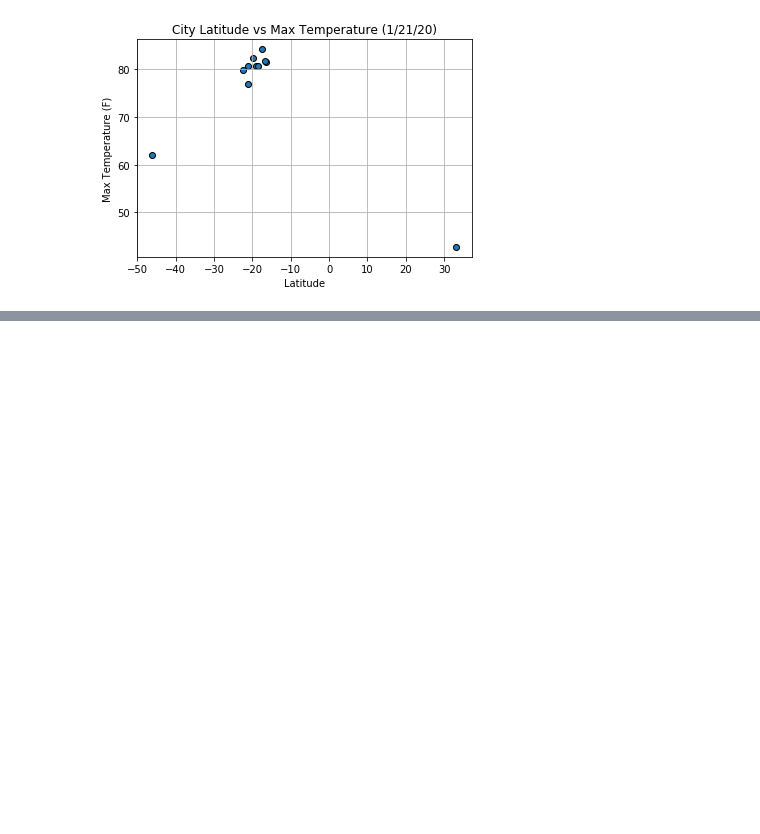
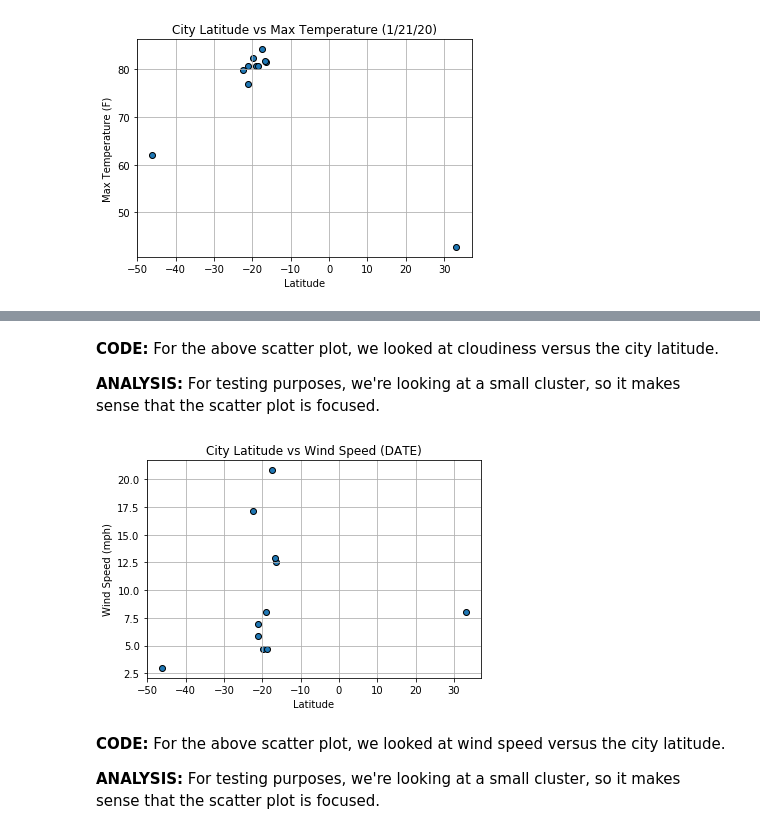
Before and after one commit to VallieTracy/Global-Weather-Analysis, a Jupyter notebook: WeatherPy/WeatherPy.ipynb, the cells around one changed output, grey strips where cells are left out. Saved outputs shown, nothing was run; the diff lists cells and outputs as text; code cells hidden in the pictures; blank space fills up the shorter version.

```diff
--- a/WeatherPy/WeatherPy.ipynb
+++ b/WeatherPy/WeatherPy.ipynb
@@ -193,0 +228,23 @@ plt.savefig(os.path.join("Images","Temp_v_Latitude.png"))
+# %% [markdown]
+**CODE:**  For the above scatter plot, we looked at cloudiness versus the city latitude.
+
+**ANALYSIS:**  For testing purposes, we're looking at a small cluster, so it makes sense that the scatter plot is focused.
+# %%
+#plot latitude v wind speed
+x_values = city_df["Lat"]
+y_values = city_df["Wind Speed"]
+plt.scatter(x_values, y_values, edgecolors="black")
+plt.title("City Latitude vs Wind Speed (DATE)")
+plt.xlabel("Latitude")
+plt.ylabel("Wind Speed (mph)")
+plt.grid()
+
+
+#save scatter plot to Images Folder
+plt.savefig(os.path.join("Images","Wind_Speed_v_Latitude.png"))
+# %% [output]
+[figure, added]
+# %% [markdown]
+**CODE:**  For the above scatter plot, we looked at wind speed versus the city latitude.
+
+**ANALYSIS:**  For testing purposes, we're looking at a small cluster, so it makes sense that the scatter plot is focused.
```
Also changed, not shown: parts of 4 cells of this notebook, 3 other files.
